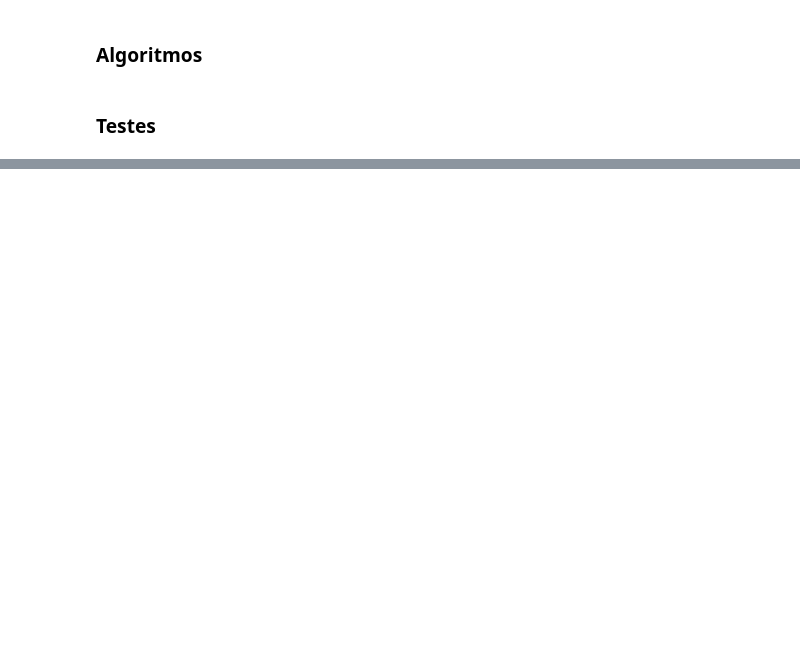
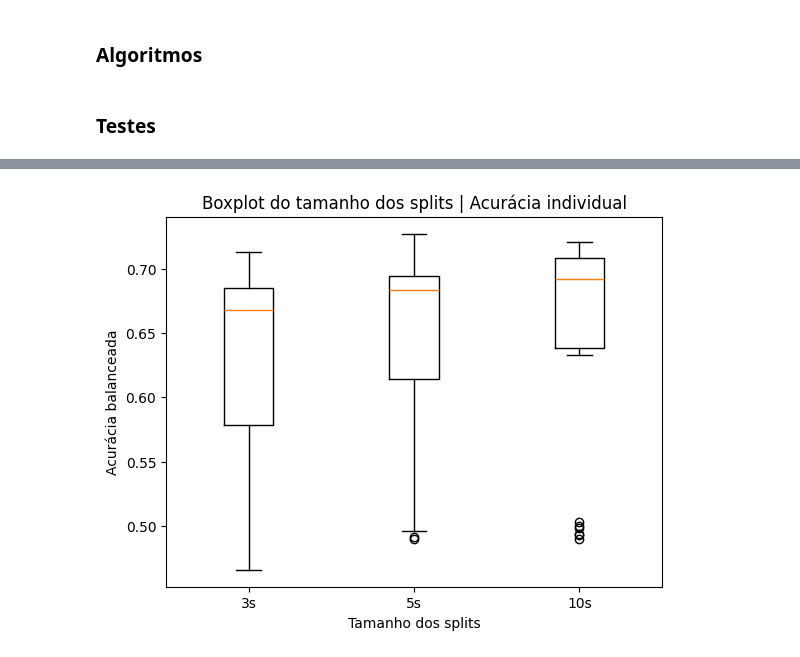
Before and after one commit to andryll/MGR-IC, a Jupyter notebook: codes/ClassificationTestes.ipynb, the cells around one changed output, grey strips where cells are left out. Cells and saved outputs as stored; diff of their text form; code cells hidden in the pictures; blank space fills up the shorter version.

```diff
--- a/codes/ClassificationTestes.ipynb
+++ b/codes/ClassificationTestes.ipynb
@@ -424,0 +407,5 @@ len(Y_predict)
+# %%
+means_10s_ind = []
+means_10s_ind.append(scoresmeans)
+means_10s_b = []
+means_10s_b.append(scoresmeansB)
@@ -424,0 +440,18 @@ len(Y_predict)
+# %%
+ind_3s = [elemento for array in means_3s_ind[0] for elemento in array]
+b_3s = [elemento for array in means_3s_b[0] for elemento in array]
+
+ind_5s = [elemento for array in means_5s_ind[0] for elemento in array]
+b_5s = [elemento for array in means_5s_b[0] for elemento in array]
+
+ind_10s = [elemento for array in means_10s_ind[0] for elemento in array]
+b_10s = [elemento for array in means_10s_b[0] for elemento in array]
+# %%
+plt.boxplot([ind_3s, ind_5s, ind_10s], labels=["3s", "5s", "10s"])
+plt.xlabel("Tamanho dos splits")
+plt.ylabel("Acurácia balanceada")
+plt.title("Boxplot do tamanho dos splits | Acurácia individual")
+plt.savefig('boxplot_splits.pdf')
+plt.show()
+# %% [output]
+[figure, added]
```
Also changed, not shown: parts of 20 cells of this notebook.
